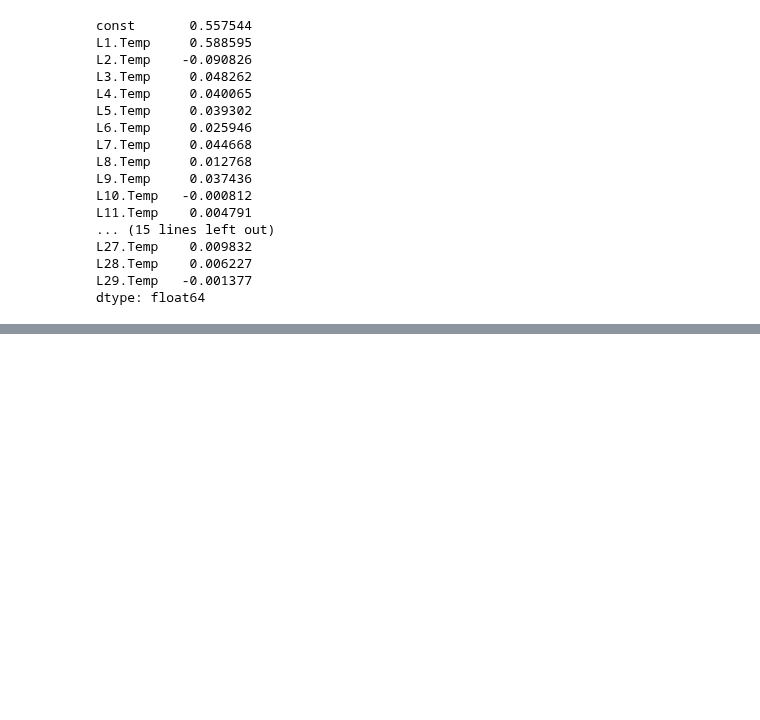
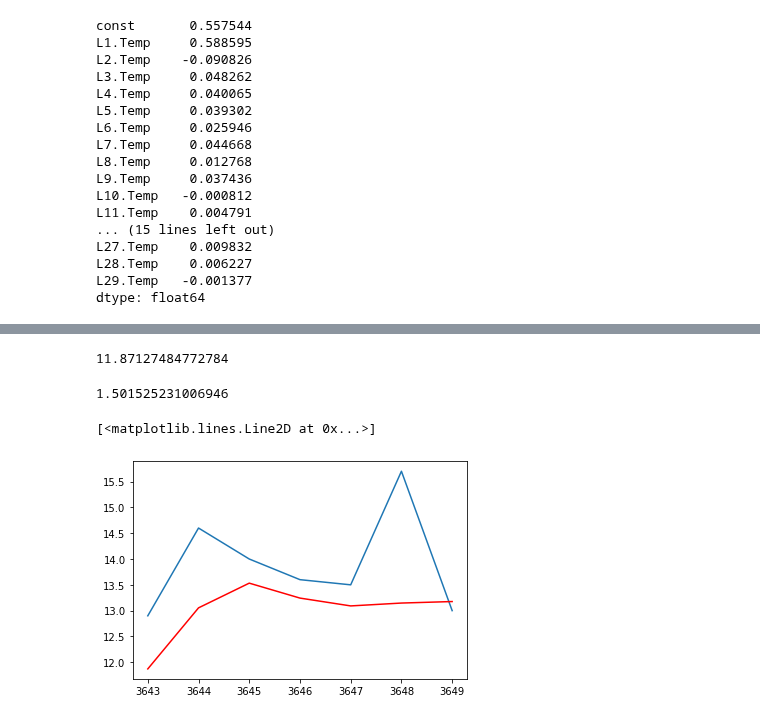
Before and after one commit to anmol0720/Time-Series-Forcasting, a Jupyter notebook: Time_Series_Analysis_and_Forcasting.ipynb, the cells around one changed output, grey strips where cells are left out. Saved outputs shown, nothing was run; the diff lists cells and outputs as text; code cells hidden in the pictures; blank space fills up the shorter version.

Commit message:
AR model prediction and visualization

```diff
--- a/Time_Series_Analysis_and_Forcasting.ipynb
+++ b/Time_Series_Analysis_and_Forcasting.ipynb
@@ -845,3 +845,5 @@ L27.Temp    0.009832
 L28.Temp    0.006227
 L29.Temp   -0.001377
 dtype: float64
+# %%
+prediction=model_fit.predict(start=len(train),end=len(train)+len(test)-1)
@@ -847,0 +861,17 @@ dtype: float64
+# %%
+#First Forcasted value
+prediction.iloc[0]
+# %% [output]
+11.87127484772784
+# %%
+mse1=mean_squared_error(test_y,prediction)
+mse1
+#We get less MSE by AR model so it is not a random walk
+# %% [output]
+1.501525231006946
+# %%
+pyplot.plot(test_y)
+pyplot.plot(prediction,color='red')
+# %% [output]
+[<matplotlib.lines.Line2D at 0x...>]
+[figure, added]
```
Also changed, not shown: parts of 1 cell of this notebook.
